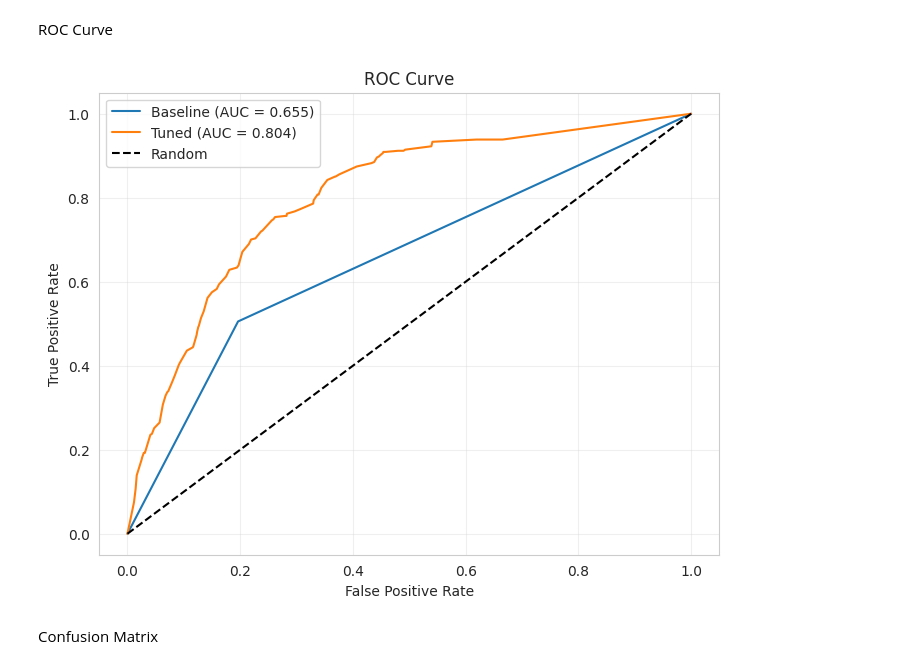
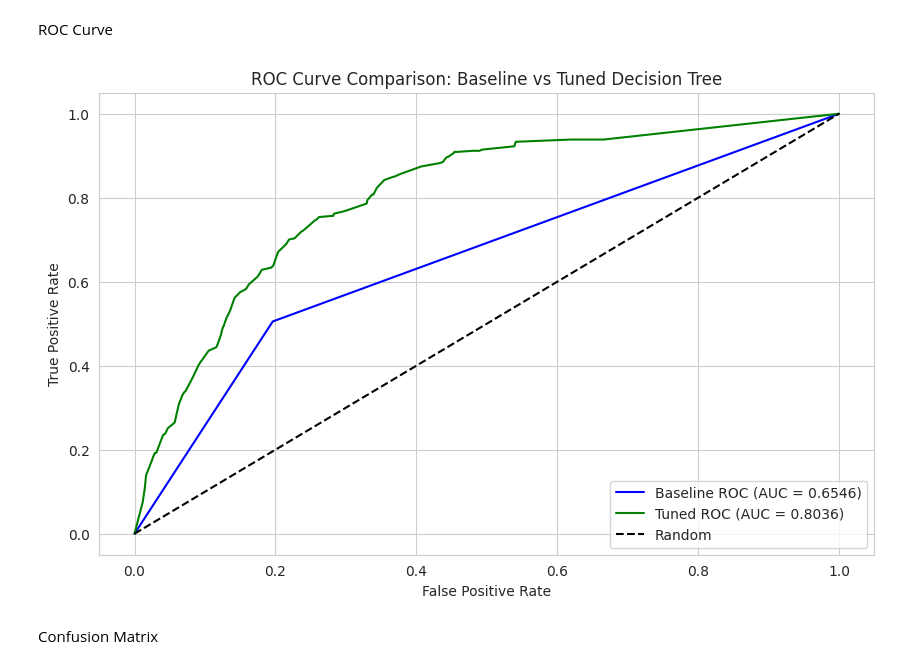
Before and after one commit to sanulisiya/Telco-churn-prediction20231263, a Jupyter notebook: Machine_Learning_Coursework.ipynb, the cells around one changed output. Saved outputs shown, nothing was run; the diff lists cells and outputs as text; code cells hidden in the pictures.

```diff
--- a/Machine_Learning_Coursework.ipynb
+++ b/Machine_Learning_Coursework.ipynb
@@ -966,26 +897,34 @@ Visulaize Tuned D Tree
 # %% [markdown]
 ROC Curve
 # %%
-# Get probabilities for ROC curve
-y_pred_proba = dt.predict_proba(X_test)[:, 1]
-y_pred_proba_tuned = dt_best.predict_proba(X_test)[:, 1]
+# For the baseline model
+y_pred_proba_baseline = dt.predict_proba(X_test)[:, 1]  # Get probability of positive class (churn)
 
-# Calculate ROC
-fpr, tpr, _ = roc_curve(y_test, y_pred_proba)
+# For the tuned (pruned) model
+y_pred_proba_tuned = dt_best.predict_proba(X_test)[:, 1]  # Same for the tuned model
+
+
+
+# ROC Curve for Baseline Model
+fpr_baseline, tpr_baseline, _ = roc_curve(y_test, y_pred_proba_baseline)
+roc_auc_baseline = roc_auc_score(y_test, y_pred_proba_baseline)
+
+# ROC Curve for Tuned Model
 fpr_tuned, tpr_tuned, _ = roc_curve(y_test, y_pred_proba_tuned)
+roc_auc_tuned = roc_auc_score(y_test, y_pred_proba_tuned)
 
-# Plot
-plt.figure(figsize=(8,6))
-plt.plot(fpr, tpr, label=f'Baseline (AUC = {roc_auc_score(y_test, y_pred_proba):.3f})')
-plt.plot(fpr_tuned, tpr_tuned, label=f'Tuned (AUC = {roc_auc_score(y_test, y_pred_proba_tuned):.3f})')
+# Plotting ROC curves
+plt.figure(figsize=(10,6))
+plt.plot(fpr_baseline, tpr_baseline, label=f'Baseline ROC (AUC = {roc_auc_baseline:.4f})', color='blue')
+plt.plot(fpr_tuned, tpr_tuned, label=f'Tuned ROC (AUC = {roc_auc_tuned:.4f})', color='green')
 plt.plot([0, 1], [0, 1], 'k--', label='Random')
 plt.xlabel('False Positive Rate')
 plt.ylabel('True Positive Rate')
-plt.title('ROC Curve')
-plt.legend()
-plt.grid(True, alpha=0.3)
+plt.title('ROC Curve Comparison: Baseline vs Tuned Decision Tree')
+plt.legend(loc='lower right')
+plt.grid(True)
 plt.show()
 # %% [output]
-[figure, old version]
+[figure, new version]
 # %% [markdown]
 Confusion Matrix
```
Also changed, not shown: parts of 39 cells of this notebook.
